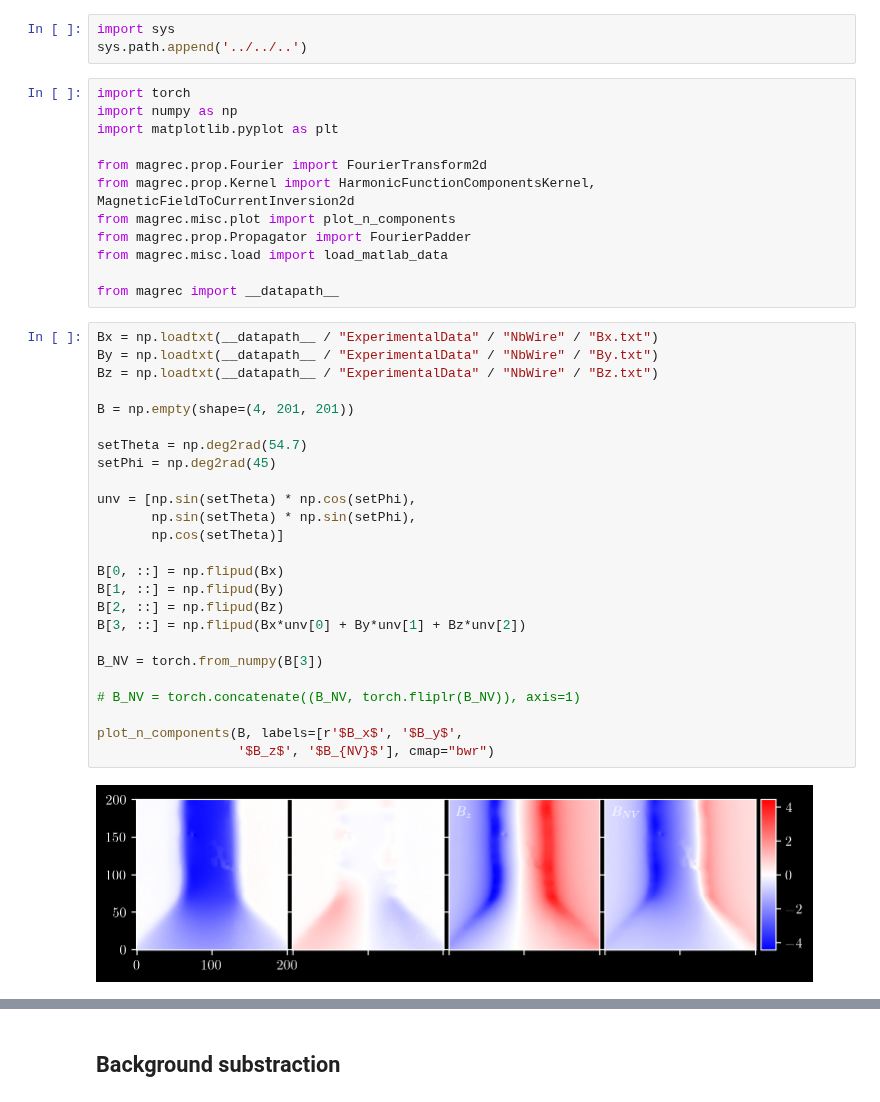
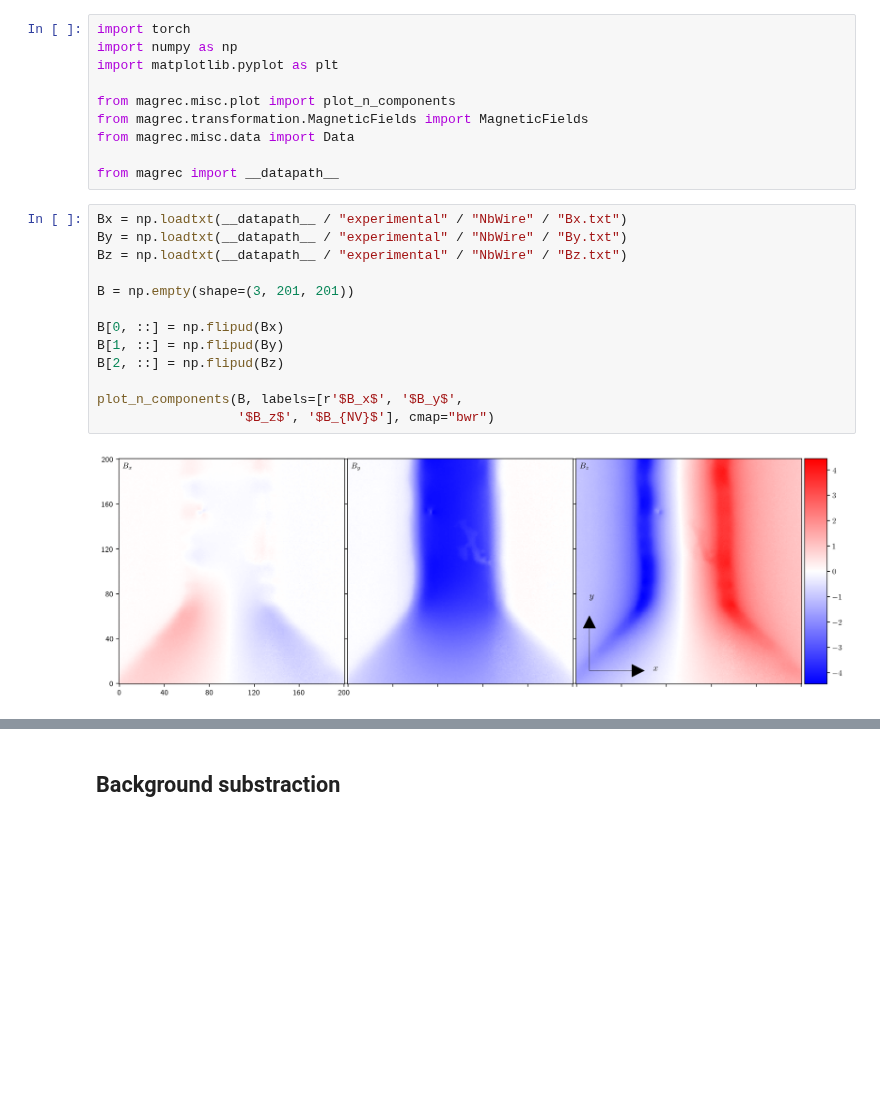
Before and after one commit to DavidBroadway/magrec, a Jupyter notebook: Examples/recon_b_components.ipynb, the cells around one changed output, grey strips where cells are left out. Saved outputs shown, nothing was run; the diff lists cells and outputs as text; blank space fills up the shorter version.

Commit message:
Updating the recon b to work with the data format

```diff
--- a/Examples/recon_b_components.ipynb
+++ b/Examples/recon_b_components.ipynb
@@ -8,42 +5,25 @@ The autoreload extension is already loaded. To reload it, use:
-# %%
-import sys
-sys.path.append('../../..')
 # %%
 import torch
 import numpy as np
 import matplotlib.pyplot as plt
 
-from magrec.prop.Fourier import FourierTransform2d
-from magrec.prop.Kernel import HarmonicFunctionComponentsKernel, MagneticFieldToCurrentInversion2d
 from magrec.misc.plot import plot_n_components
-from magrec.prop.Propagator import FourierPadder
-from magrec.misc.load import load_matlab_data
+from magrec.transformation.MagneticFields import MagneticFields
+from magrec.misc.data import Data
 
 from magrec import __datapath__
 # %%
-Bx = np.loadtxt(__datapath__ / "ExperimentalData" / "NbWire" / "Bx.txt")
-By = np.loadtxt(__datapath__ / "ExperimentalData" / "NbWire" / "By.txt")
-Bz = np.loadtxt(__datapath__ / "ExperimentalData" / "NbWire" / "Bz.txt")
+Bx = np.loadtxt(__datapath__ / "experimental" / "NbWire" / "Bx.txt")
+By = np.loadtxt(__datapath__ / "experimental" / "NbWire" / "By.txt")
+Bz = np.loadtxt(__datapath__ / "experimental" / "NbWire" / "Bz.txt")
 
-B = np.empty(shape=(4, 201, 201))
-
-setTheta = np.deg2rad(54.7)
-setPhi = np.deg2rad(45)
-
-unv = [np.sin(setTheta) * np.cos(setPhi),
-       np.sin(setTheta) * np.sin(setPhi),
-       np.cos(setTheta)]
+B = np.empty(shape=(3, 201, 201))
 
 B[0, ::] = np.flipud(Bx)
 B[1, ::] = np.flipud(By)
 B[2, ::] = np.flipud(Bz)
-B[3, ::] = np.flipud(Bx*unv[0] + By*unv[1] + Bz*unv[2])
-
-B_NV = torch.from_numpy(B[3])
-
-# B_NV = torch.concatenate((B_NV, torch.fliplr(B_NV)), axis=1)
 
 plot_n_components(B, labels=[r'$B_x$', '$B_y$',
                   '$B_z$', '$B_{NV}$'], cmap="bwr")
 # %% [output]
-[figure, old version]
+[figure, new version]
```
Also changed, not shown: parts of 10 cells of this notebook, 1 other file.
